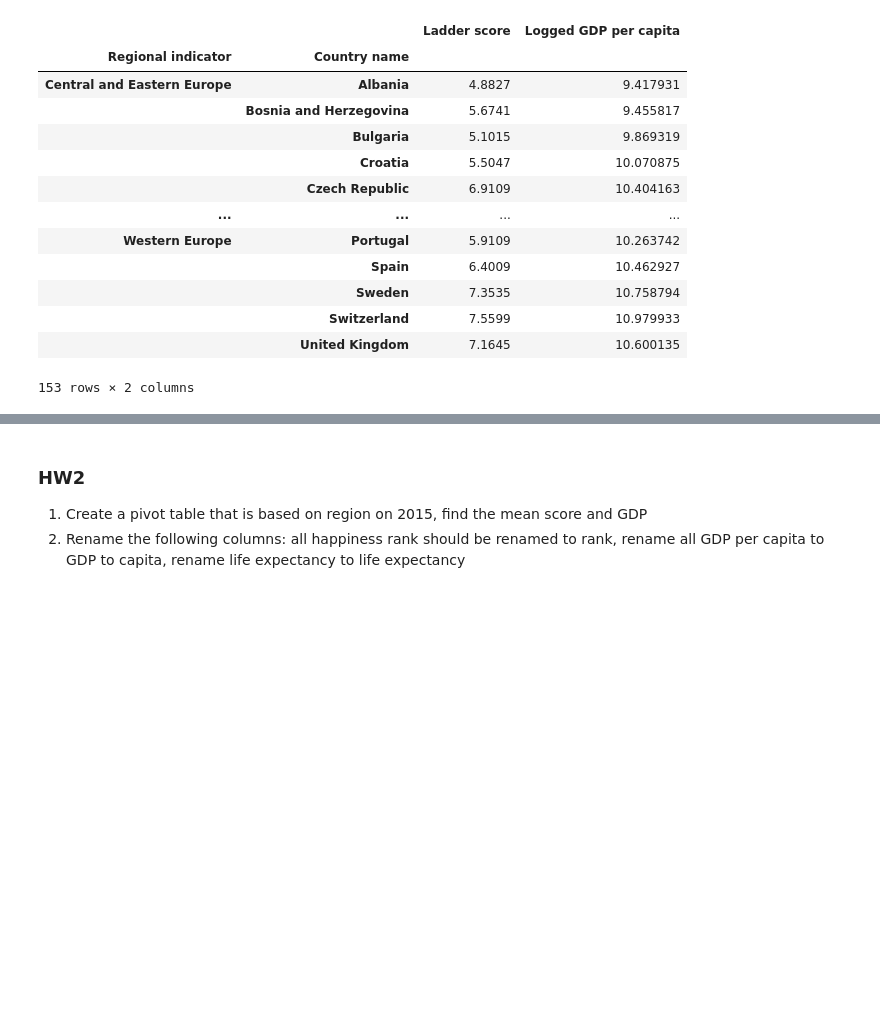
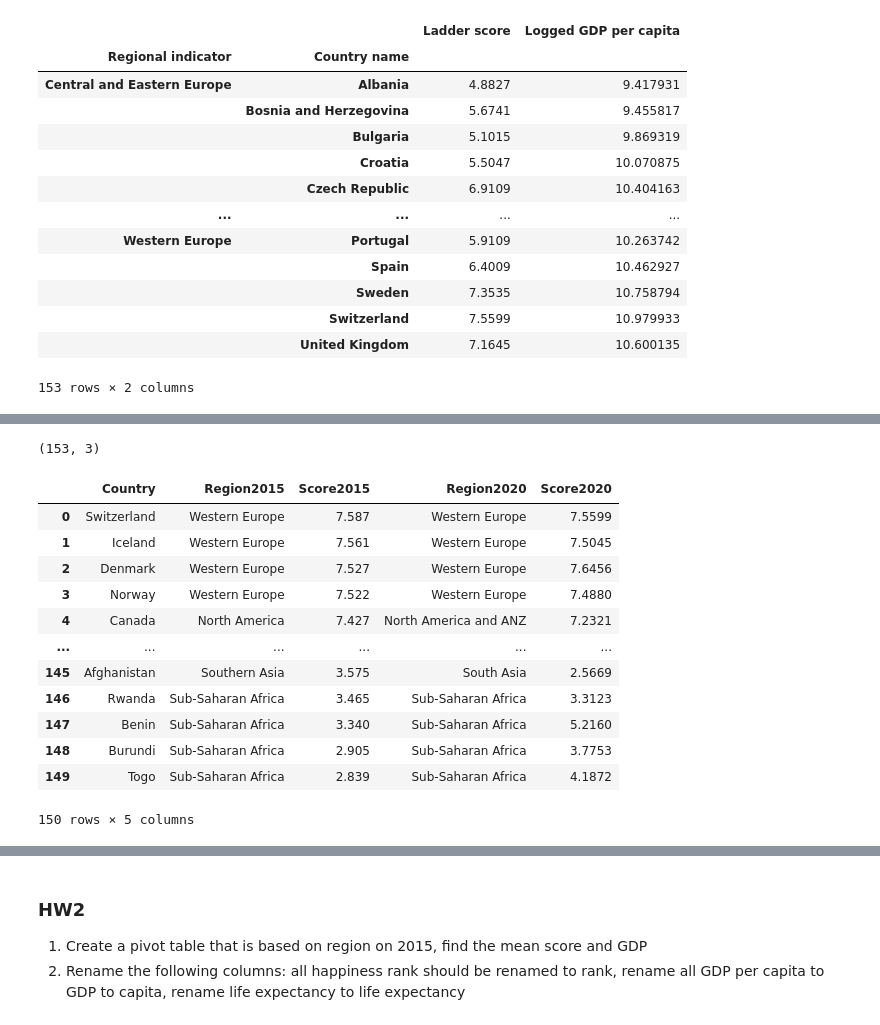
Before and after one commit to Athena112233/IntroductionToDataScience, a Jupyter notebook: DataScience1.ipynb, the cells around one changed output, grey strips where cells are left out. Saved outputs shown, nothing was run; the diff lists cells and outputs as text; code cells hidden in the pictures; blank space fills up the shorter version.

```diff
--- a/DataScience1.ipynb
+++ b/DataScience1.ipynb
@@ -214,0 +201,9 @@ happy2015
+# %%
+happy2015.shape #158 countries
+happy2016.shape #157 countries
+happy2017.shape #155 countries
+happy2018.shape #156 countries
+happy2019.shape #156 countries
+happy2020.shape #153 countries
+# %% [output]
+(153, 3)
@@ -214,0 +215,17 @@ happy2015
+# %%
+temp = pd.merge(happy2015, happy2020, right_on = 'Country', left_on = 'Country', suffixes=('2015', '2020')) #previous merge 147
+temp
+# %% [output]
+|  | Country | Region2015 | Score2015 | Region2020 | Score2020 |
+| 0 | Switzerland | Western Europe | 7.587 | Western Europe | 7.5599 |
+| 1 | Iceland | Western Europe | 7.561 | Western Europe | 7.5045 |
+| 2 | Denmark | Western Europe | 7.527 | Western Europe | 7.6456 |
+| 3 | Norway | Western Europe | 7.522 | Western Europe | 7.4880 |
+| 4 | Canada | North America | 7.427 | North America and ANZ | 7.2321 |
+| ... | ... | ... | ... | ... | ... |
+| 145 | Afghanistan | Southern Asia | 3.575 | South Asia | 2.5669 |
+| 146 | Rwanda | Sub-Saharan Africa | 3.465 | Sub-Saharan Africa | 3.3123 |
+| 147 | Benin | Sub-Saharan Africa | 3.340 | Sub-Saharan Africa | 5.2160 |
+| 148 | Burundi | Sub-Saharan Africa | 2.905 | Sub-Saharan Africa | 3.7753 |
+| 149 | Togo | Sub-Saharan Africa | 2.839 | Sub-Saharan Africa | 4.1872 |
+150 rows × 5 columns
```
Also changed, not shown: parts of 14 cells of this notebook.
